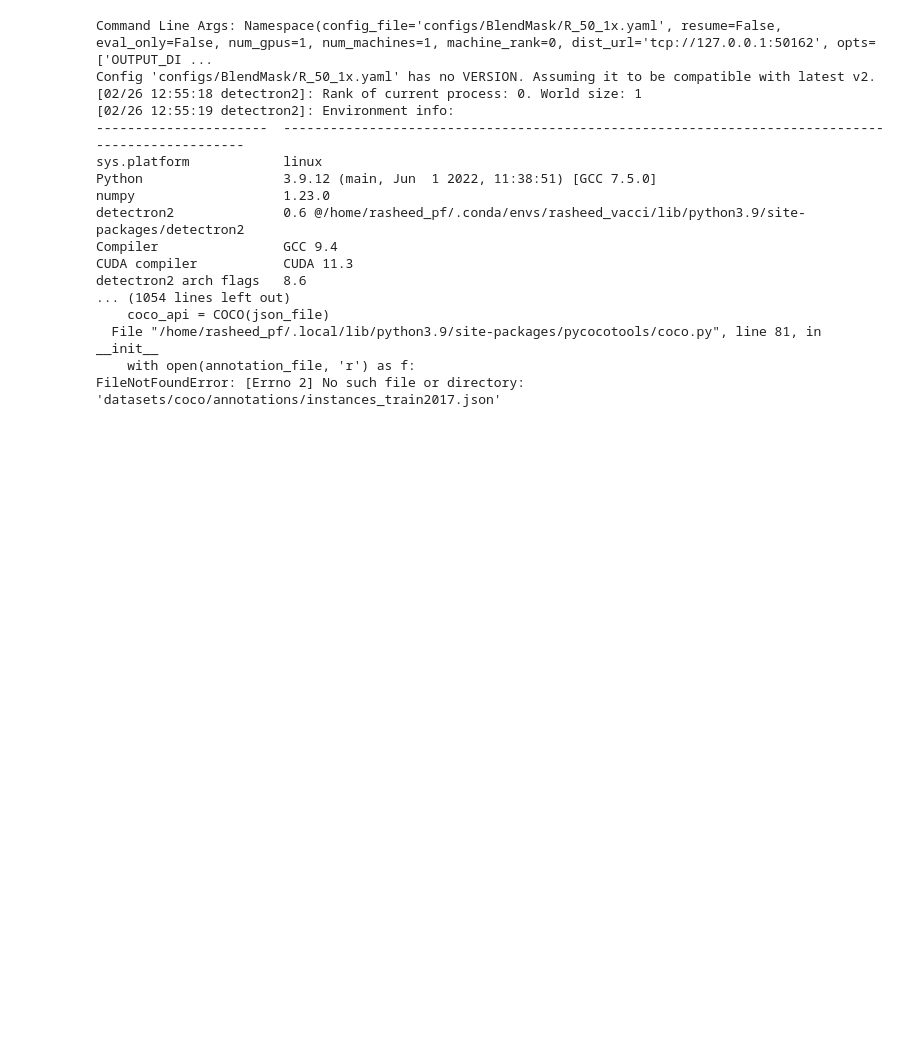
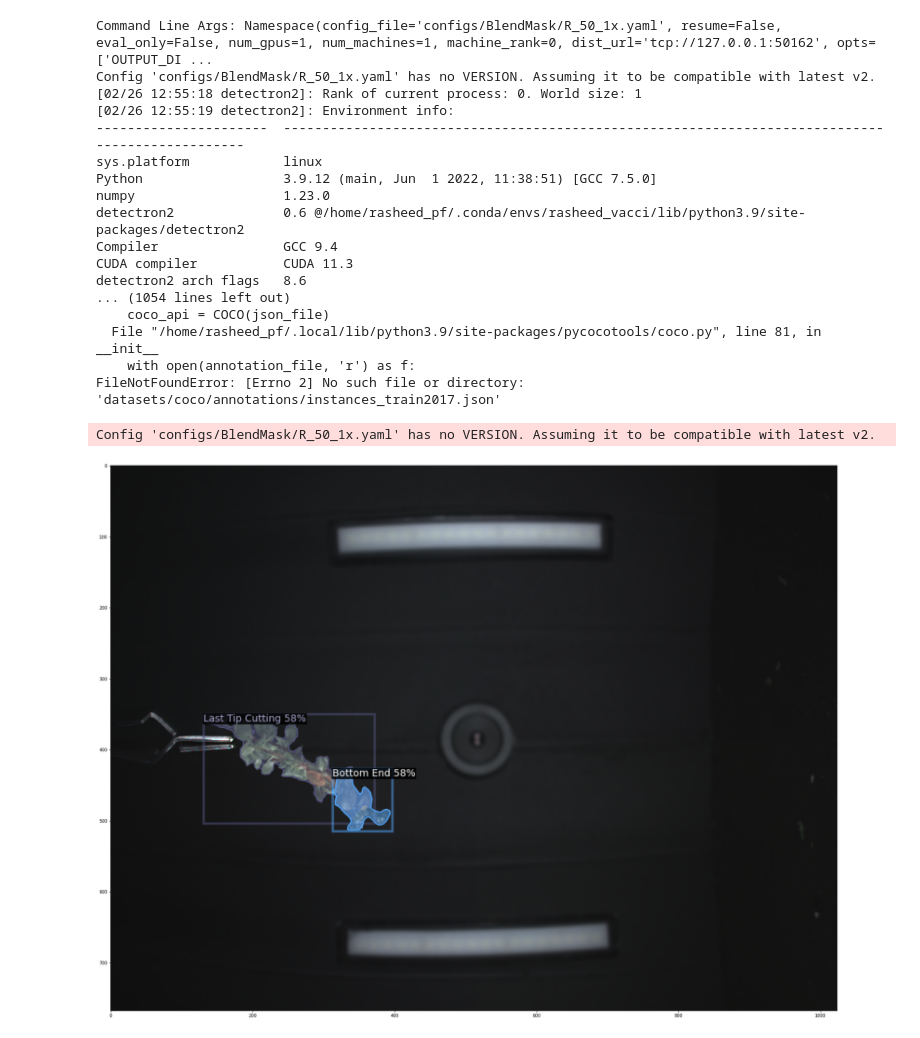
Before and after one commit to rasheedtobi/BlendMask, a Jupyter notebook: BlendMask.ipynb, the cells around one changed output. Cells and saved outputs as stored; diff of their text form; code cells hidden in the pictures; blank space fills up the shorter version.

```diff
--- a/BlendMask.ipynb
+++ b/BlendMask.ipynb
@@ -129,3 +126,9 @@ inference_on_img(0.35, 'configs/BlendMask/R_50_1x.yaml', 'rle_all_aug_10k/model_
+# %%
+#inference_on_img(conf, yaml_file, weights, CLASS_NAMES,val_json, val_imgs, img):
+inference_on_img(0.3, 'configs/BlendMask/R_50_1x.yaml', 'training_dir/vac_aug_ISRF_10k_blendmask_R_50_1x/model_final.pth', CLASS_NAMES,val_json, val_imgs, '../../blendmask/AdelaiDet/datasets/coco/val2017/(1)_Plant_0010_Cam_000.png')
+# %% [output]
+Config 'configs/BlendMask/R_50_1x.yaml' has no VERSION. Assuming it to be compatible with latest v2.
+[figure, added]
 # %%
 #to check if the configurations are in order, a demo can be run using a pre-trained model on an image. Here the specified model blendmask_r101_dcni3_5x.pth was used on an image containing 'Person' and 'Bicycle'
 
```
Also changed, not shown: parts of 9 cells of this notebook.
